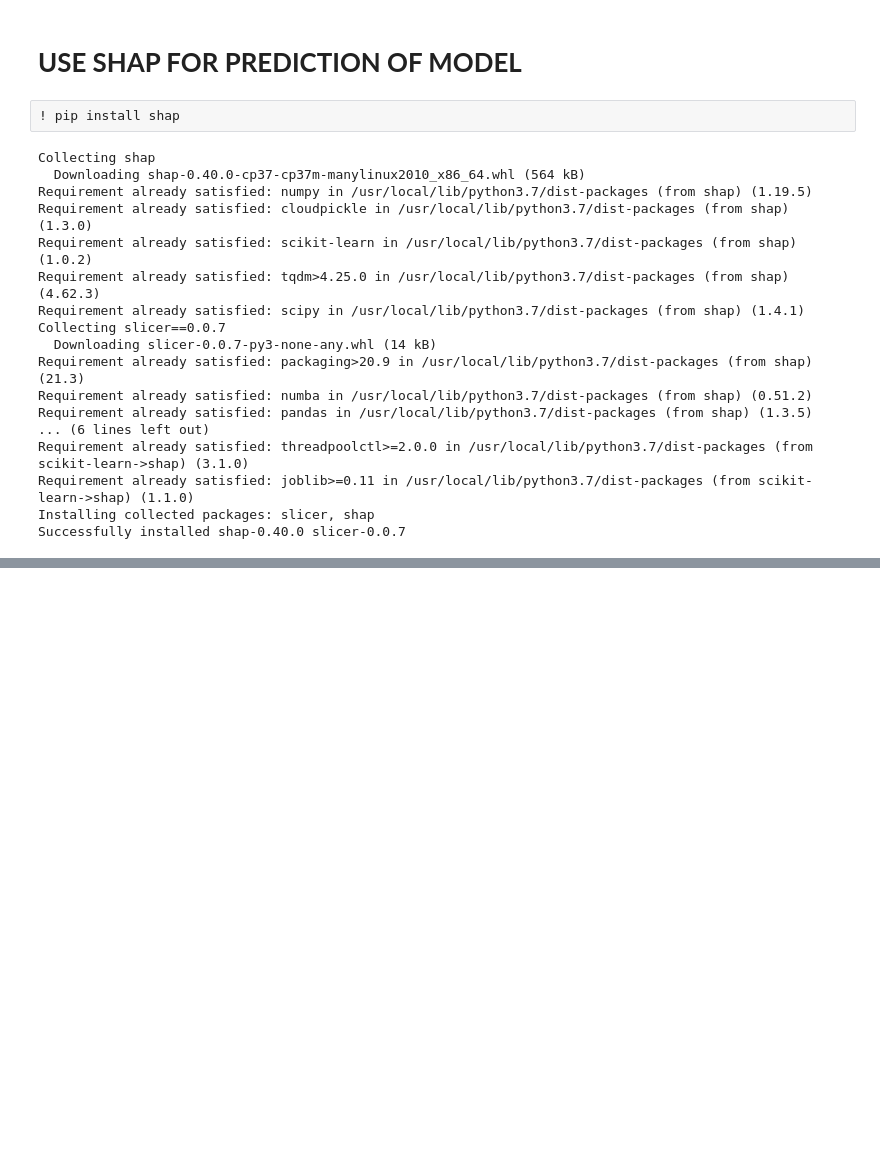
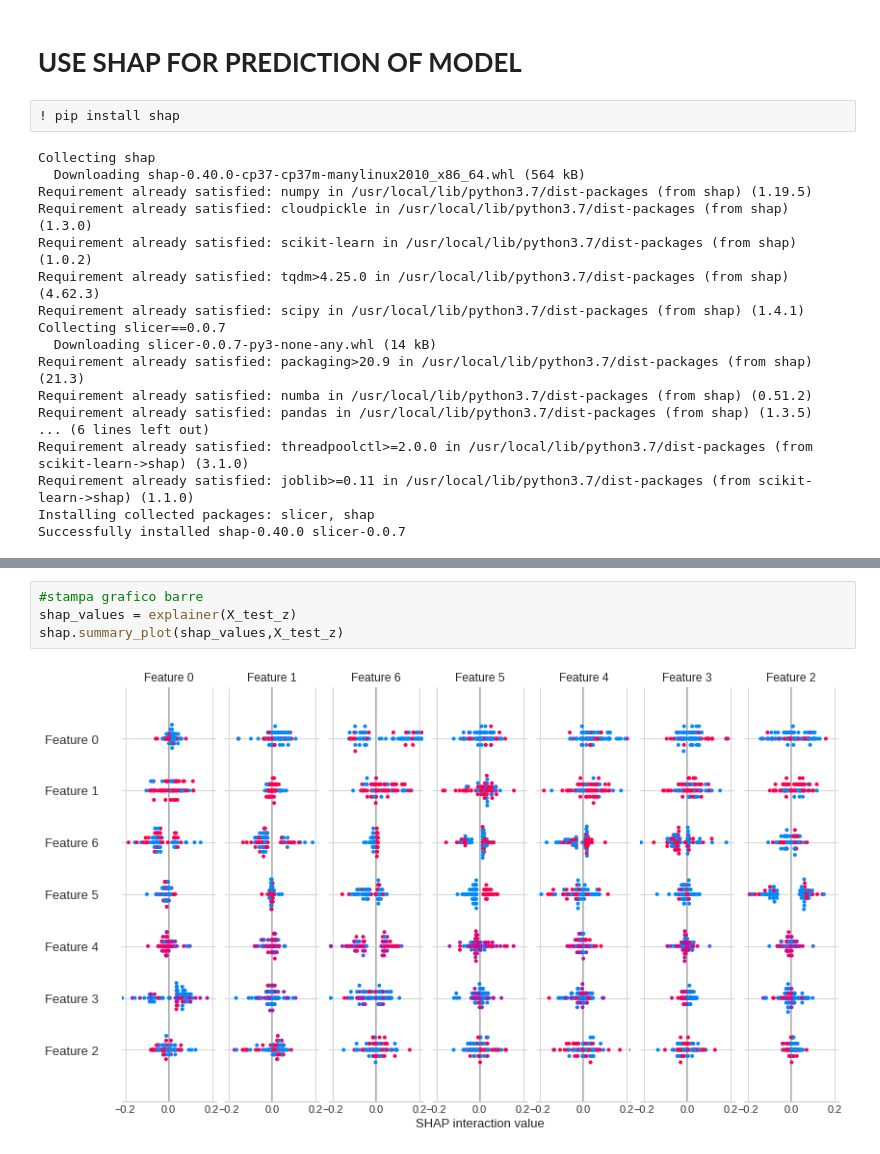
Before and after one commit to rebeccadimatteo/ExplainableAI, a Jupyter notebook: DatasetConsumoAlcolStudentiMatematica.ipynb, the cells around one changed output, grey strips where cells are left out. Drawn from its saved outputs; the diff is of its cells as text; blank space fills up the shorter version.

```diff
--- a/DatasetConsumoAlcolStudentiMatematica.ipynb
+++ b/DatasetConsumoAlcolStudentiMatematica.ipynb
@@ -428,3 +427,9 @@ shap.force_plot(explainer.expected_value[1],shap_values[1],X_test_z)
 # %% [output]
 [interactive output not drawn]
 <shap.plots._force.AdditiveForceArrayVisualizer at 0x...>
+# %%
+#stampa grafico barre
+shap_values = explainer(X_test_z)
+shap.summary_plot(shap_values,X_test_z)
+# %% [output]
+[figure, added]
```
Also changed, not shown: parts of 1 cell of this notebook.
